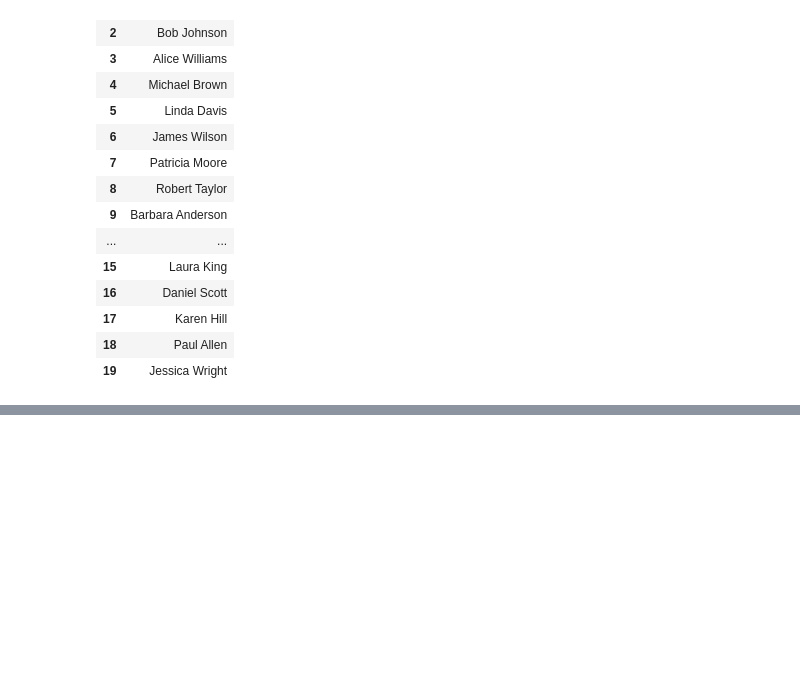
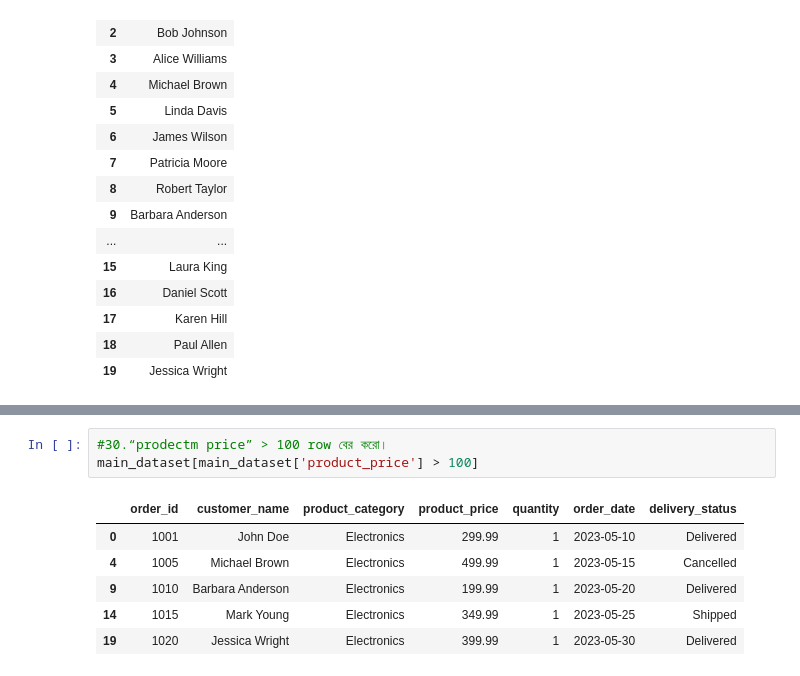
Before and after one commit to Md-Maruf-1727/LearningPractices, a Jupyter notebook: Pandas/Pandas6.ipynb, the cells around one changed output, grey strips where cells are left out. Cells and saved outputs as stored; diff of their text form; blank space fills up the shorter version.

```diff
--- a/Pandas/Pandas6.ipynb
+++ b/Pandas/Pandas6.ipynb
@@ -410,0 +483,10 @@ main_dataset[['customer_name', 'order_id']]
+# %%
+#30.“prodectm price” > 100 row বের করো।
+main_dataset[main_dataset['product_price'] > 100]
+# %% [output]
+|  | order_id | customer_name | product_category | product_price | quantity | order_date | delivery_status |
+| 0 | 1001 | John Doe | Electronics | 299.99 | 1 | 2023-05-10 | Delivered |
+| 4 | 1005 | Michael Brown | Electronics | 499.99 | 1 | 2023-05-15 | Cancelled |
+| 9 | 1010 | Barbara Anderson | Electronics | 199.99 | 1 | 2023-05-20 | Delivered |
+| 14 | 1015 | Mark Young | Electronics | 349.99 | 1 | 2023-05-25 | Shipped |
+| 19 | 1020 | Jessica Wright | Electronics | 399.99 | 1 | 2023-05-30 | Delivered |
```
Also changed, not shown: parts of 24 cells of this notebook.
